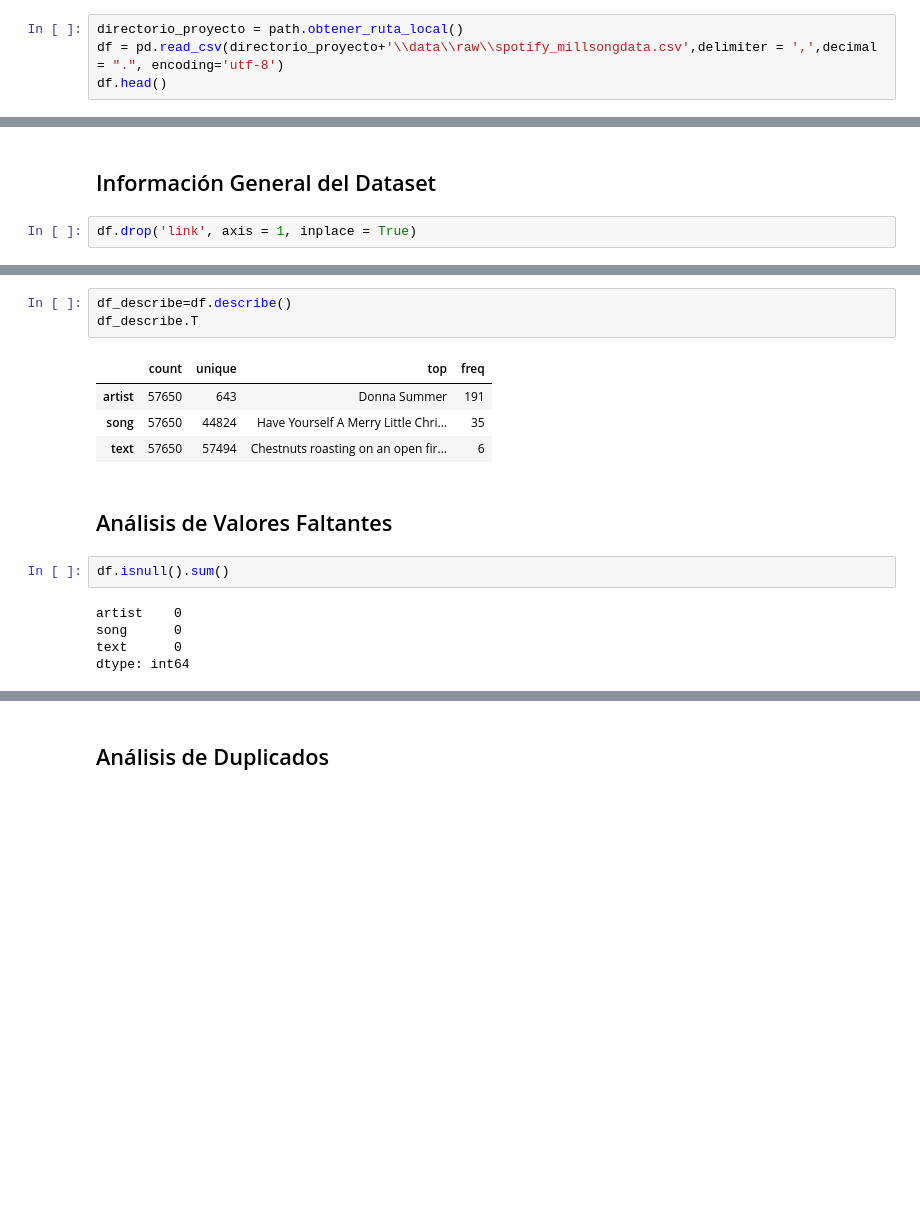
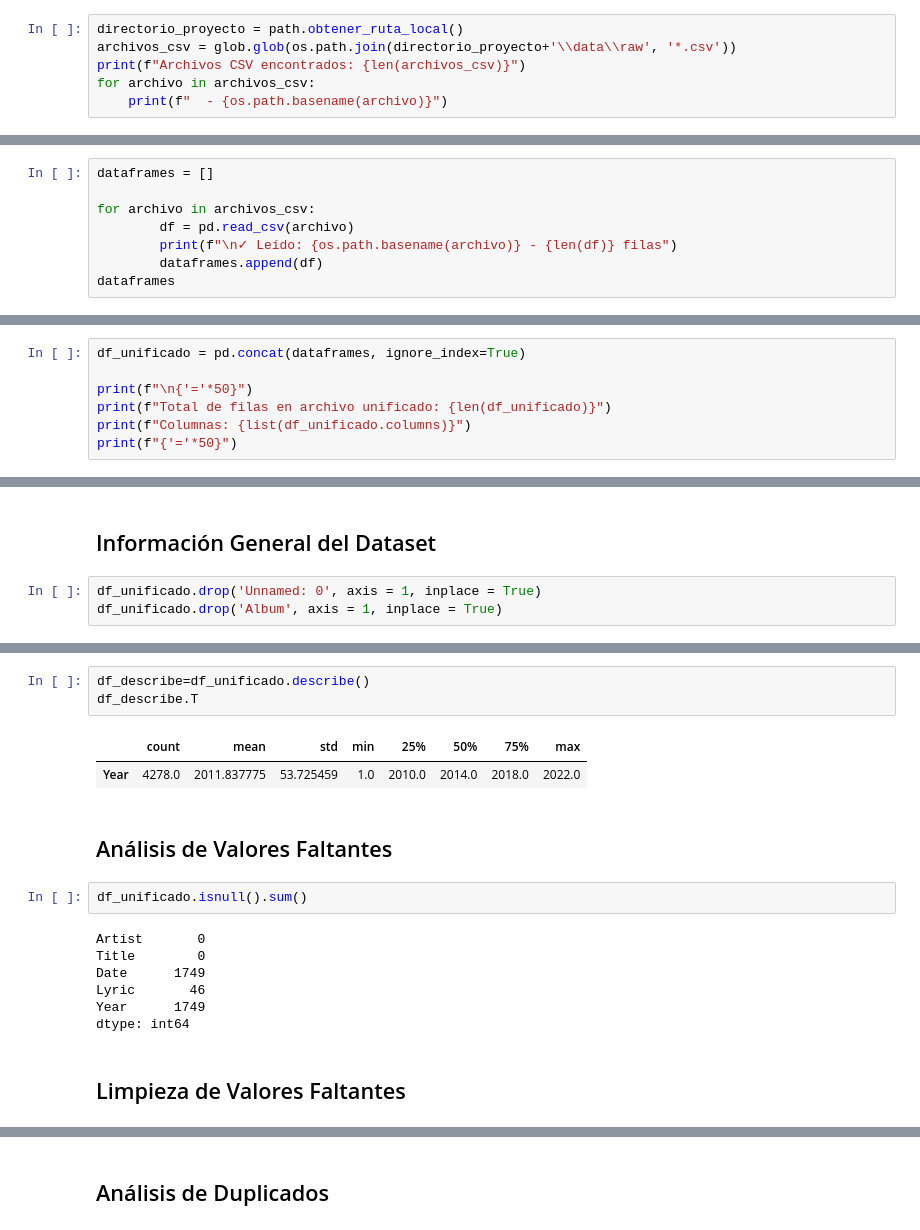
Before and after one commit to nubiaebv/analisis-pln-pos-tagging-musical, a Jupyter notebook: notebooks/01_exploracion_datos.ipynb, the cells around one changed output, grey strips where cells are left out. Cells and saved outputs as stored; diff of their text form; blank space fills up the shorter version.

```diff
--- a/notebooks/01_exploracion_datos.ipynb
+++ b/notebooks/01_exploracion_datos.ipynb
@@ -14,6 +16,8 @@ warnings.filterwarnings("ignore")
 ## Carga de DataSet
 # %%
 directorio_proyecto = path.obtener_ruta_local()
-df = pd.read_csv(directorio_proyecto+'\\data\\raw\\spotify_millsongdata.csv',delimiter = ',',decimal = ".", encoding='utf-8')
-df.head()
+archivos_csv = glob.glob(os.path.join(directorio_proyecto+'\\data\\raw', '*.csv'))
+print(f"Archivos CSV encontrados: {len(archivos_csv)}")
+for archivo in archivos_csv:
+    print(f"  - {os.path.basename(archivo)}")
 # %% [output]
@@ -25,0 +41,8 @@ df.head()
+# %%
+dataframes = []
+
+for archivo in archivos_csv:
+        df = pd.read_csv(archivo)
+        print(f"\n✓ Leído: {os.path.basename(archivo)} - {len(df)} filas")
+        dataframes.append(df)
+dataframes
@@ -25,0 +84,7 @@ df.head()
+# %%
+df_unificado = pd.concat(dataframes, ignore_index=True)
+
+print(f"\n{'='*50}")
+print(f"Total de filas en archivo unificado: {len(df_unificado)}")
+print(f"Columnas: {list(df_unificado.columns)}")
+print(f"{'='*50}")
@@ -26,5 +105,6 @@ df.head()
 # %% [markdown]
 ## Información General del Dataset
 # %%
-df.drop('link', axis = 1, inplace = True)
+df_unificado.drop('Unnamed: 0', axis = 1, inplace = True)
+df_unificado.drop('Album', axis = 1, inplace = True)
 # %%
@@ -68,17 +169,19 @@ Name: count, Length: 643, dtype: int64
 # %%
-df_describe=df.describe()
+df_describe=df_unificado.describe()
 df_describe.T
 # %% [output]
-|  | count | unique | top | freq |
-| artist | 57650 | 643 | Donna Summer | 191 |
-| song | 57650 | 44824 | Have Yourself A Merry Little Chri... | 35 |
-| text | 57650 | 57494 | Chestnuts roasting on an open fir... | 6 |
+|  | count | mean | std | min | 25% | 50% | 75% | max |
+| Year | 4278.0 | 2011.837775 | 53.725459 | 1.0 | 2010.0 | 2014.0 | 2018.0 | 2022.0 |
 # %% [markdown]
 ## Análisis de Valores Faltantes
 # %%
-df.isnull().sum()
+df_unificado.isnull().sum()
 # %% [output]
-artist    0
-song      0
-text      0
+Artist       0
+Title        0
+Date      1749
+Lyric       46
+Year      1749
 dtype: int64
+# %% [markdown]
+## Limpieza de Valores Faltantes
```
Also changed, not shown: parts of 22 cells of this notebook, 24 other files.
